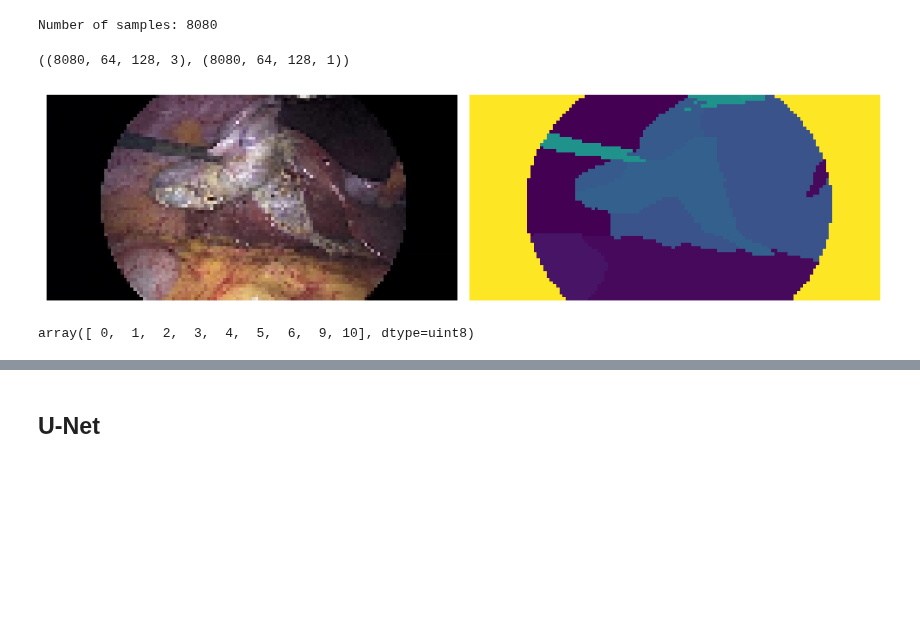
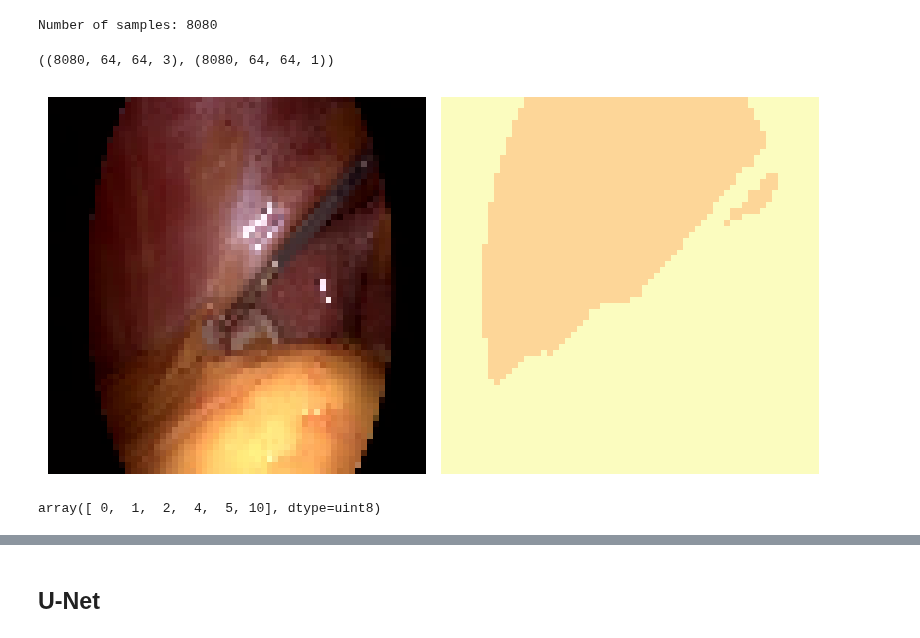
Before and after one commit to alexgmota/TFG-SW-AGM, a Jupyter notebook: src/U-Net_endo_segmentation-TV.ipynb, the cells around one changed output, grey strips where cells are left out. Saved outputs shown, nothing was run; the diff lists cells and outputs as text; code cells hidden in the pictures; blank space fills up the shorter version.

```diff
--- a/src/U-Net_endo_segmentation-TV.ipynb
+++ b/src/U-Net_endo_segmentation-TV.ipynb
@@ -38,7 +49,7 @@ print(f'Number of samples: {str(len(masks))}')
 # %% [output]
 Number of samples: 8080
 # %%
-HEIGHT, WIDTH = 64, 128
+HEIGHT, WIDTH = 64, 64
 N = len(masks)
 CLASS_WEIGHTS = np.array([2.45780159e-01, 2.24610010e-01, 2.24005501e-01, 1.87119512e-02,
  1.46965911e-01, 2.54698498e-02, 2.35562466e-02, 4.28713053e-03,
@@ -70,4 +81,4 @@ assert X.shape[0:-1] == y.shape[0:-1]
 
 X.shape, y.shape
 # %% [output]
-((8080, 64, 128, 3), (8080, 64, 128, 1))
+((8080, 64, 64, 3), (8080, 64, 64, 1))
@@ -99,17 +85,17 @@ def load_data():
 # %%
 idx = random.randint(0, len(X)-1)
 
-plt.figure(figsize=(10,10))
+plt.figure(figsize=(8,8))
 plt.subplot(121)
 plt.imshow(X[idx])
 plt.axis("off")
 plt.subplot(122)
-plt.imshow(y[idx])
+plt.imshow(y[idx], cmap='magma', norm=plt.Normalize(vmin=0, vmax=12))
 plt.axis("off")
 plt.tight_layout()
 plt.show()
 # %% [output]
-[figure, old version]
+[figure, new version]
 # %%
 labels = [[11],[21],[13],[12],[31],[23],[24],[25],[32],[22],[33],[5]]
 
@@ -124,5 +110,5 @@ y = tf.keras.utils.to_categorical(y_encoded, num_classes=13)
 # X, y = load_data()
 np.unique(y_encoded[idx])
 # %% [output]
-array([ 0,  1,  2,  3,  4,  5,  6,  9, 10], dtype=uint8)
+array([ 0,  1,  2,  4,  5, 10], dtype=uint8)
 # %%
```
Also changed, not shown: parts of 10 cells of this notebook, 5 other files.
